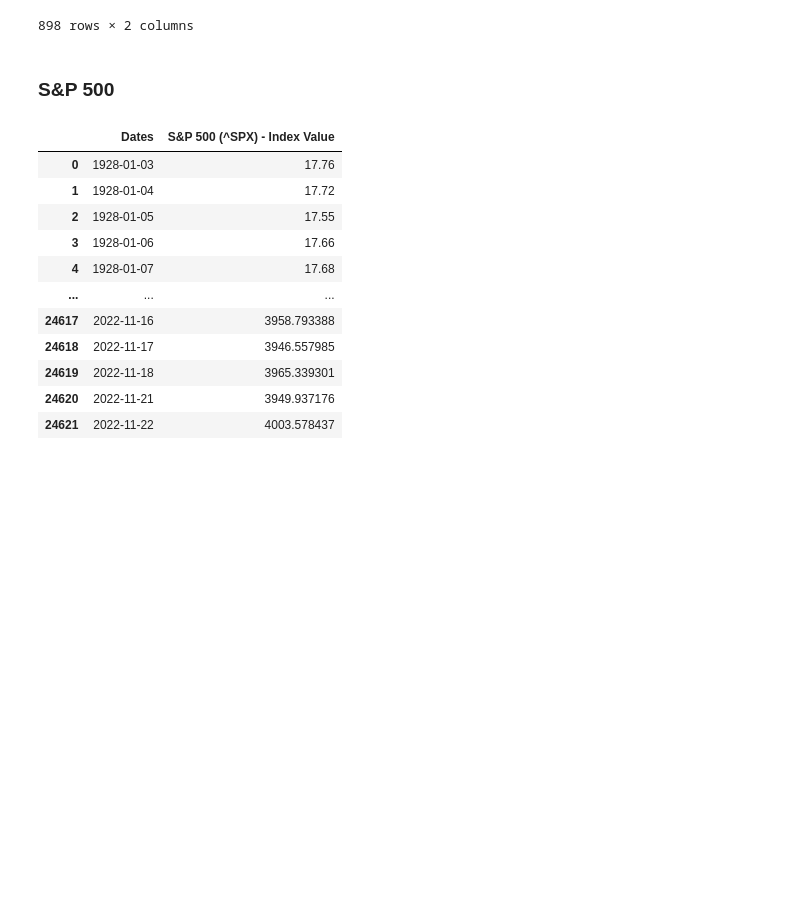
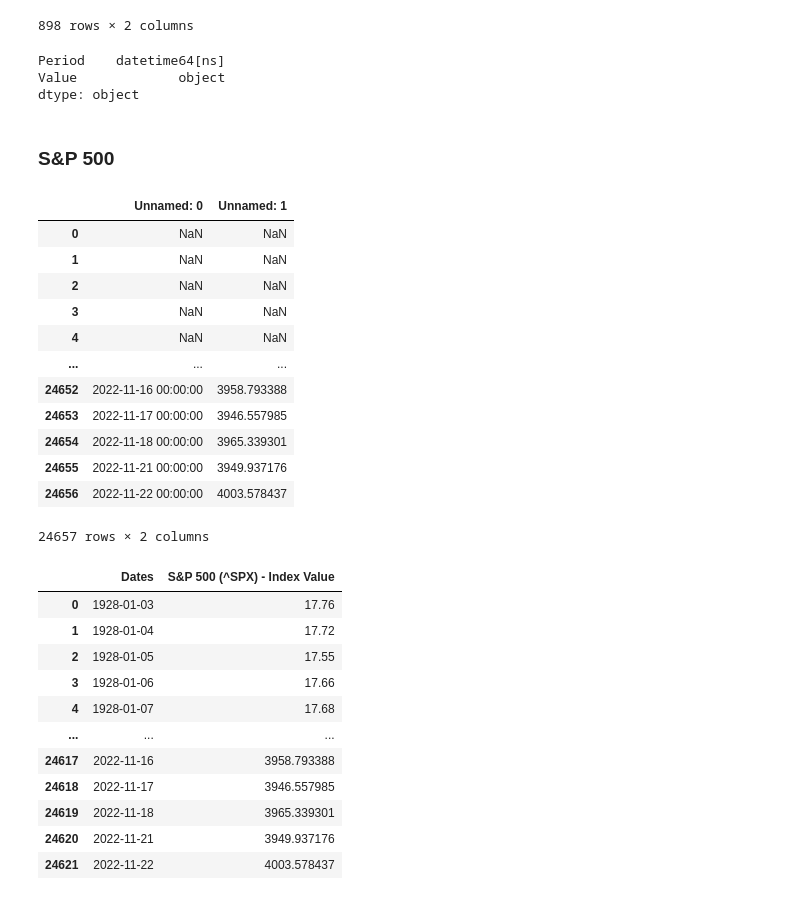
Before and after one commit to RaphHer/Project_Final_Ironhack, a Jupyter notebook: 2. Exploring the data .ipynb, the cells around one changed output. Saved outputs shown, nothing was run; the diff lists cells and outputs as text; code cells hidden in the pictures; blank space fills up the shorter version.

```diff
--- a/2. Exploring the data .ipynb
+++ b/2. Exploring the data .ipynb
@@ -233,3 +228,9 @@ df_unr_us
 | 896 | 1948-02-29 | 3.8 |
 | 897 | 1948-01-31 | 3.4 |
 898 rows × 2 columns
+# %%
+df_unr_us.dtypes
+# %% [output]
+Period    datetime64[ns]
+Value             object
+dtype: object
@@ -236,8 +239,22 @@ df_unr_us
 # %% [markdown]
 ### S&P 500
 # %%
-df_SP500 = pd.read_excel(r"C:\Users\rapha\OneDrive\ironhack\projects\Project_Final_Ironhack\Charting Excel Export - Nov 23rd 2022 1_04_45 pm.xls", sheet_name = "Pane 1")
+df_SP500 = pd.read_excel(r"C:\Users\rapha\OneDrive\ironhack\projects\Project_Final_Ironhack\raw data\Charting Excel Export - Nov 23rd 2022 1_04_45 pm.xls", sheet_name = "Pane 1")
 df_SP500
+# %% [output]
+|  | Unnamed: 0 | Unnamed: 1 |
+| 0 | NaN | NaN |
+| 1 | NaN | NaN |
+| 2 | NaN | NaN |
+| 3 | NaN | NaN |
+| 4 | NaN | NaN |
+| ... | ... | ... |
+| 24652 | 2022-11-16 00:00:00 | 3958.793388 |
+| 24653 | 2022-11-17 00:00:00 | 3946.557985 |
+| 24654 | 2022-11-18 00:00:00 | 3965.339301 |
+| 24655 | 2022-11-21 00:00:00 | 3949.937176 |
+| 24656 | 2022-11-22 00:00:00 | 4003.578437 |
+24657 rows × 2 columns
 # %%
 # Get rid of NaN values
 df_SP500.dropna(inplace=True) # get rid of Nan Values
```
Also changed, not shown: parts of 12 cells of this notebook, 9 other files.
